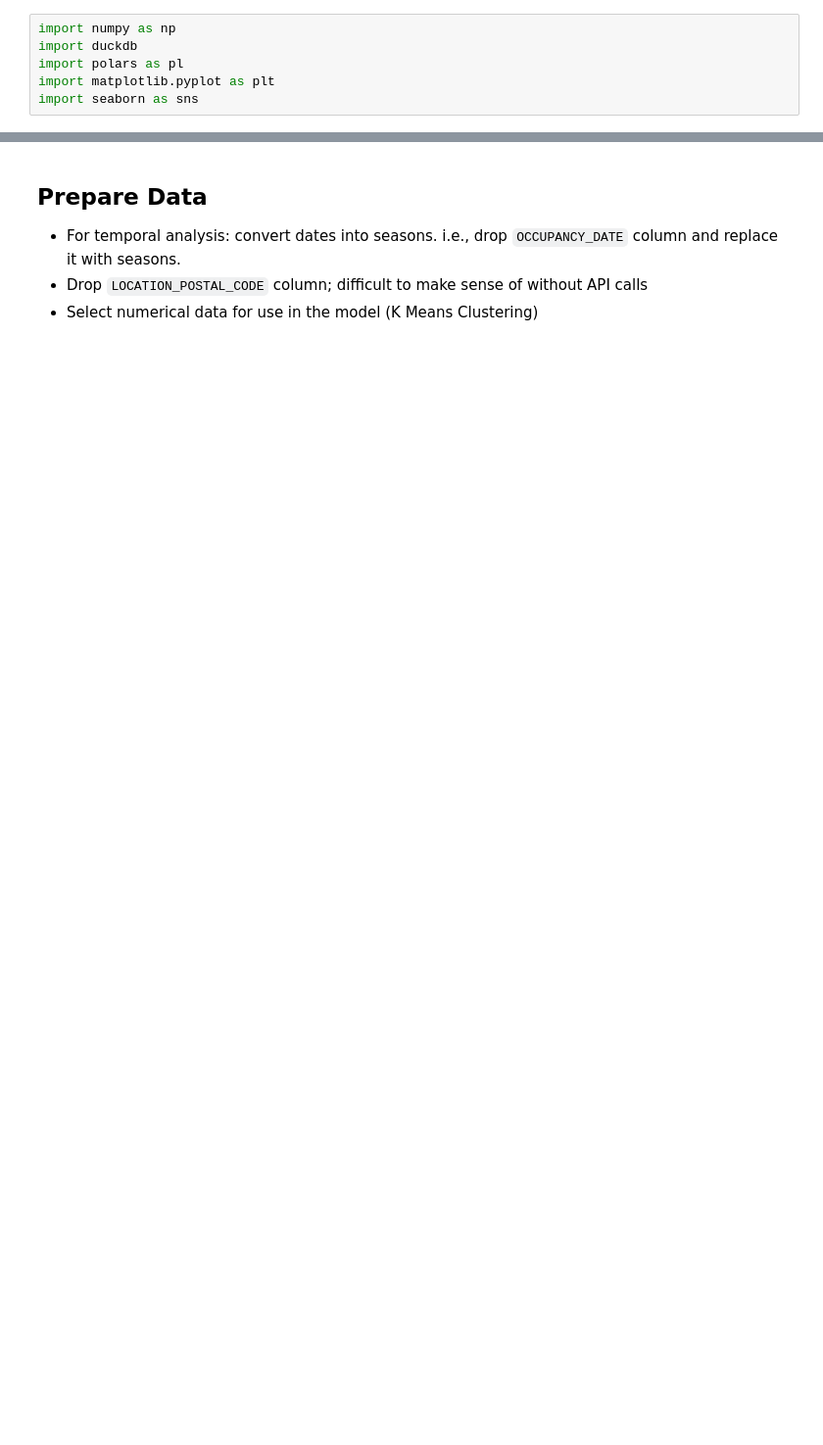
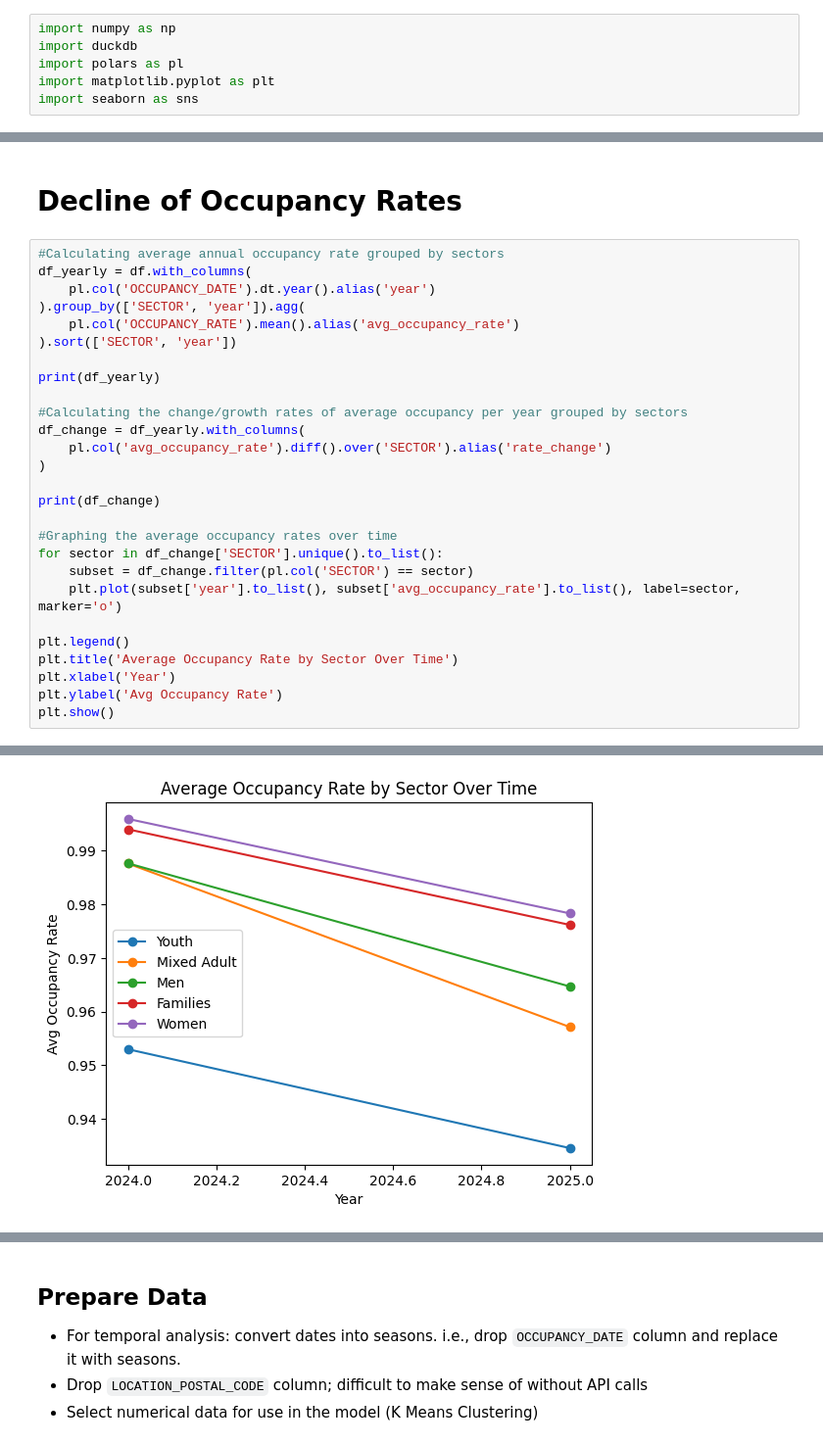
Before and after one commit to kewin-y/sdss-2026, a Jupyter notebook: ml/notebook.ipynb, the cells around one changed output, grey strips where cells are left out. Shown at 98% size. Cells and saved outputs as stored; diff of their text form; blank space fills up the shorter version.

```diff
--- a/ml/notebook.ipynb
+++ b/ml/notebook.ipynb
@@ -18,0 +201,30 @@ shape: (5, 11)
+# %% [markdown]
+# Decline of Occupancy Rates
+# %%
+#Calculating average annual occupancy rate grouped by sectors
+df_yearly = df.with_columns(
+    pl.col('OCCUPANCY_DATE').dt.year().alias('year')
+).group_by(['SECTOR', 'year']).agg(
+    pl.col('OCCUPANCY_RATE').mean().alias('avg_occupancy_rate')
+).sort(['SECTOR', 'year'])
+
+print(df_yearly)
+
+#Calculating the change/growth rates of average occupancy per year grouped by sectors
+df_change = df_yearly.with_columns(
+    pl.col('avg_occupancy_rate').diff().over('SECTOR').alias('rate_change')
+)
+
+print(df_change)
+
+#Graphing the average occupancy rates over time
+for sector in df_change['SECTOR'].unique().to_list():
+    subset = df_change.filter(pl.col('SECTOR') == sector)
+    plt.plot(subset['year'].to_list(), subset['avg_occupancy_rate'].to_list(), label=sector, marker='o')
+
+plt.legend()
+plt.title('Average Occupancy Rate by Sector Over Time')
+plt.xlabel('Year')
+plt.ylabel('Avg Occupancy Rate')
+plt.show()
+# %% [output]
@@ -18,0 +248 @@ shape: (5, 11)
+[figure, added]
```
Also changed, not shown: parts of 19 cells of this notebook.
